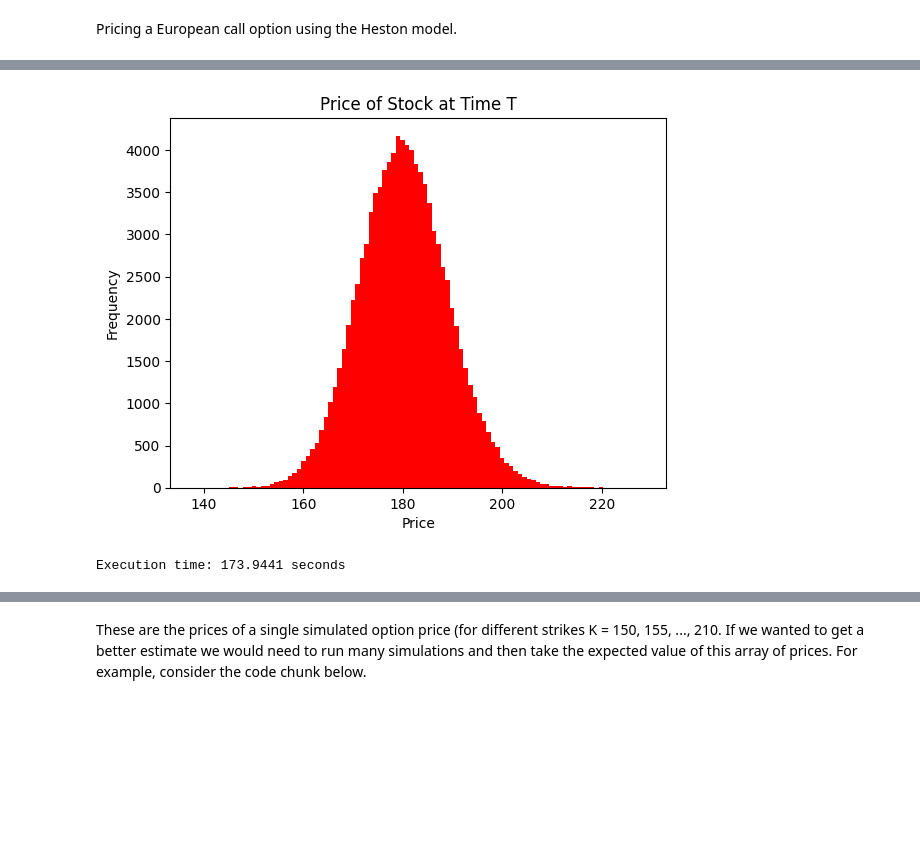
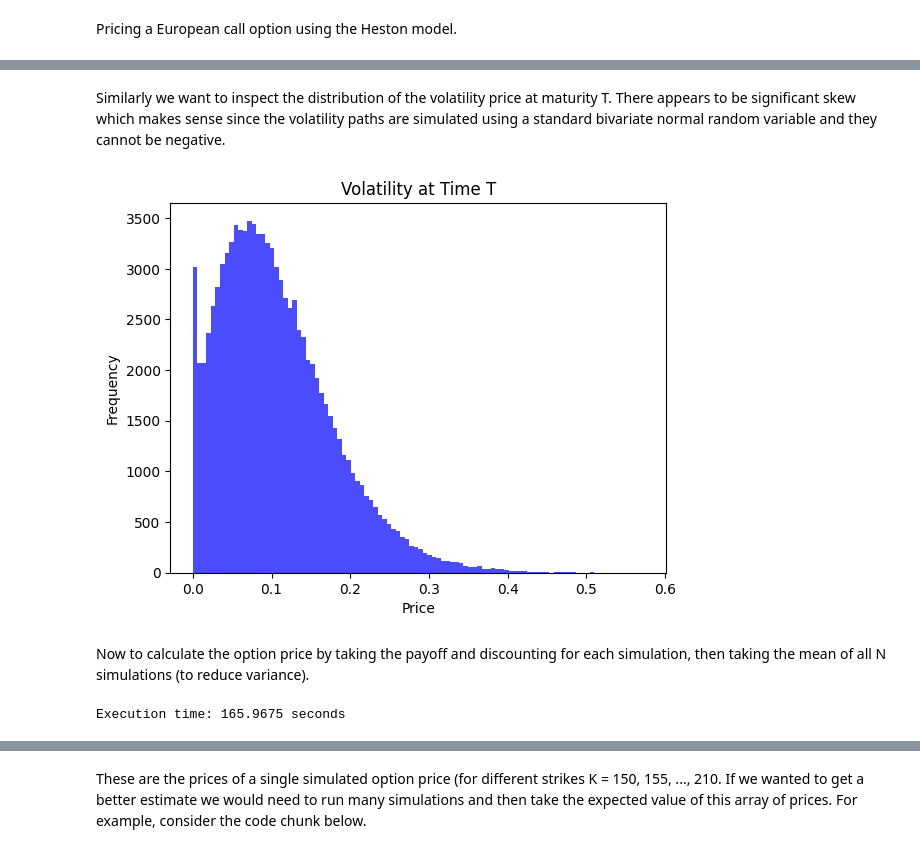
Before and after one commit to dimitris-markopoulos/QuantitativeFinance, a Jupyter notebook: European Call Option/2 ~ HestonModelOptionPricingVolSmile.ipynb, the cells around one changed output, grey strips where cells are left out. Cells and saved outputs as stored; diff of their text form; code cells hidden in the pictures; blank space fills up the shorter version.

```diff
--- a/European Call Option/2 ~ HestonModelOptionPricingVolSmile.ipynb
+++ b/European Call Option/2 ~ HestonModelOptionPricingVolSmile.ipynb
@@ -97,0 +119,18 @@ for N in N_values:
+# %%
+# Heston model parameters
+# kappa: mean reversion rate for v(t)
+# theta: long-run average of v(t)
+# v0: initial squared volatility
+# eps: volatility of volatility
+# corr: correlation between the standard GM underlying S(t) and v(t)
+kappa, theta, v0, eps, corr = 0.8, 0.20, 0.10, 0.80, -0.1
+
+# Monte Carlo parameters
+# n: number of time steps
+# N: number of simulation paths
+n, N = 10, 100000
+
+# European call option parameters
+# Strike ranges from 150, 155, ..., 210
+S0, T, r, q = 180, 1/12, 0.04, 0.015
+strikes = [i for i in range(150, 215, 5)]
@@ -98,15 +139,4 @@ for N in N_values:
 # %% [markdown]
 Pricing a European call option using the Heston model.
-# %%
-# Heston Model Params #
-kappa = 0.8    # kappa: mean reversion rate for v(t)
-theta = 0.20   # theta: long-run average of v(t)
-v0 = 0.10      # v0: initial squared volatility
-eps = 0.80     # eps: volatility of volatility
-corr = -0.1    # corr: correlation between the standard GM underlying S(t) and v(t)
-
-# Monte Carlo Params #
-n = 10         #number of splits which occurs every day, i.e. number of time steps
-N = 100000     # N: number of simulation paths
 # %%
-data = volatility_and_stock_paths(S0, r, kappa, theta, v0, eps, corr, n, N)
+data = volatility_and_stock_paths(S0, r, kappa, theta, v0, eps, corr, n, N, T)
@@ -113,9 +179,13 @@ data = volatility_and_stock_paths(S0, r, kappa, theta, v0, eps, corr, n, N)
+# %% [markdown]
+Similarly we want to inspect the distribution of the volatility price at maturity T.  There appears to be significant skew which makes sense since the volatility paths are simulated using a standard bivariate normal random variable and they cannot be negative.
 # %%
-ST = [data['stock paths'][i][-1] for i in range(len(data['stock paths']))]
-plt.hist(ST,bins=100, color='red');
+volT = [data['volatility paths'][i][-1] for i in range(len(data['volatility paths']))]
+plt.hist(volT, bins=100, color='blue', alpha=0.7)
 plt.xlabel('Price')
 plt.ylabel('Frequency')
-plt.title('Price of Stock at Time T');
+plt.title('Volatility at Time T');
 # %% [output]
-[figure, old version]
+[figure, new version]
+# %% [markdown]
+Now to calculate the option price by taking the payoff and discounting for each simulation, then taking the mean of all N simulations (to reduce variance).
 # %%
@@ -145,14 +208,9 @@ def call_option_price_heston(S0, T, r, q, K, kappa=None, theta=None, v0=None, ep
 # %%
-import time
 start_time = time.time()
-
-# European call option parameters
-
-strikes = [i for i in range(150, 215, 5)] # Strike ranges from 150, 155, ..., 210
 
 strike_price_dict = {'Strike':[], 'Heston Model (Price)':[]}
 for k in strikes:
-  strike_price_dict['Heston Model (Price)'].append(call_option_price_heston(180, 1/12, 0.04, 0.015, k))
+  strike_price_dict['Heston Model (Price)'].append(call_option_price_heston(S0, T, r, q, k))
   strike_price_dict['Strike'].append(k)
 
 end_time = time.time()
@@ -160,7 +218,7 @@ elapsed_time = end_time - start_time
 
 print(f"Execution time: {elapsed_time:.4f} seconds")
 # %% [output]
-Execution time: 173.9441 seconds
+Execution time: 165.9675 seconds
 # %%
 df = pd.DataFrame(strike_price_dict)
 df
```
Also changed, not shown: parts of 23 cells of this notebook.
